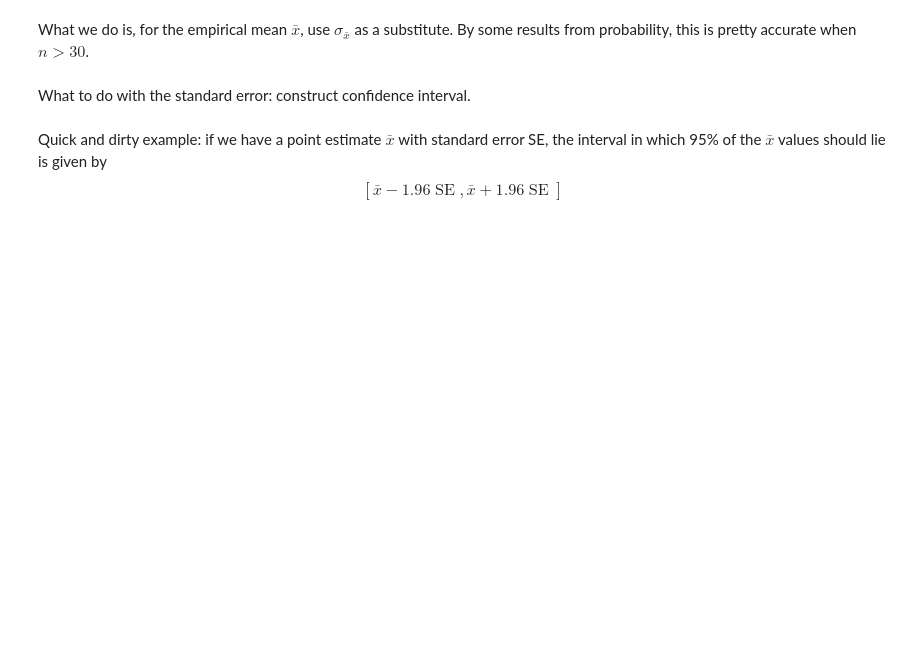
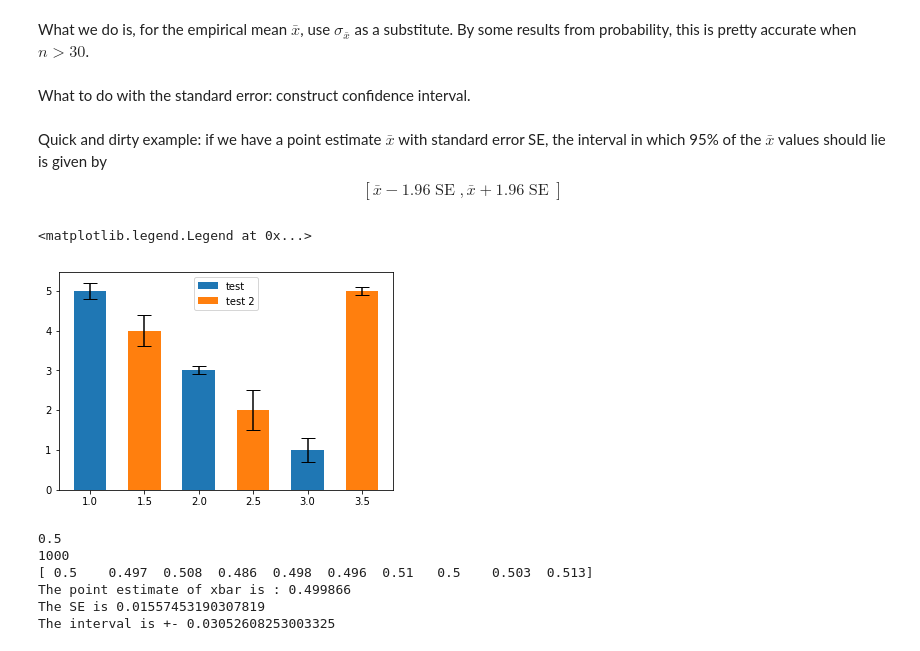
Before and after one commit to jtanderson/COSC-311-Fall2020, a Jupyter notebook: ContinuousDistributions.ipynb, the cells around one changed output. Saved outputs shown, nothing was run; the diff lists cells and outputs as text; code cells hidden in the pictures; blank space fills up the shorter version.

```diff
--- a/ContinuousDistributions.ipynb
+++ b/ContinuousDistributions.ipynb
@@ -279,3 +279,34 @@ What to do with the standard error: construct confidence interval.
 # %% [markdown]
 Quick and dirty example: if we have a point estimate $\bar{x}$ with standard error SE, the interval in which 95% of the $\bar{x}$ values should lie is given by
 $$ [ \bar{x} - 1.96 \operatorname{SE}, \bar{x} + 1.96 \operatorname{SE} ] $$
+# %%
+import numpy as np
+
+bar1 = [5, 3, 1]
+bar2 = [4, 2, 5]
+
+plt.bar([1,2,3],bar1, yerr=[0.2, 0.1, 0.3], capsize=7, width=0.3, label='test')
+plt.bar(np.array([1,2,3])+0.5,bar2, yerr=[0.4, 0.5, 0.1], capsize=7, width=0.3, label='test 2')
+plt.legend()
+# %% [output]
+<matplotlib.legend.Legend at 0x...>
+[figure, added]
+# %%
+# Put a confidence interval on our coin flip distribution mean
+# data is an array of Binom(n,p) samples so view these each as the sum of 100 coin flips
+# dividing data by 100 gives 10,000 samples of xbar
+print(data[0]/n)
+print(n)
+data2 = np.array(data) / n
+print(data2[:10])
+
+print(f"The point estimate of xbar is : {data2.mean()}")
+print(f"The SE is {data2.std()}")
+print(f"The interval is +- {1.96*data2.std()}")
+# %% [output]
+0.5
+1000
+[ 0.5    0.497  0.508  0.486  0.498  0.496  0.51   0.5    0.503  0.513]
+The point estimate of xbar is : 0.499866
+The SE is 0.01557453190307819
+The interval is +- 0.03052608253003325
```
Also changed, not shown: parts of 7 cells of this notebook.
